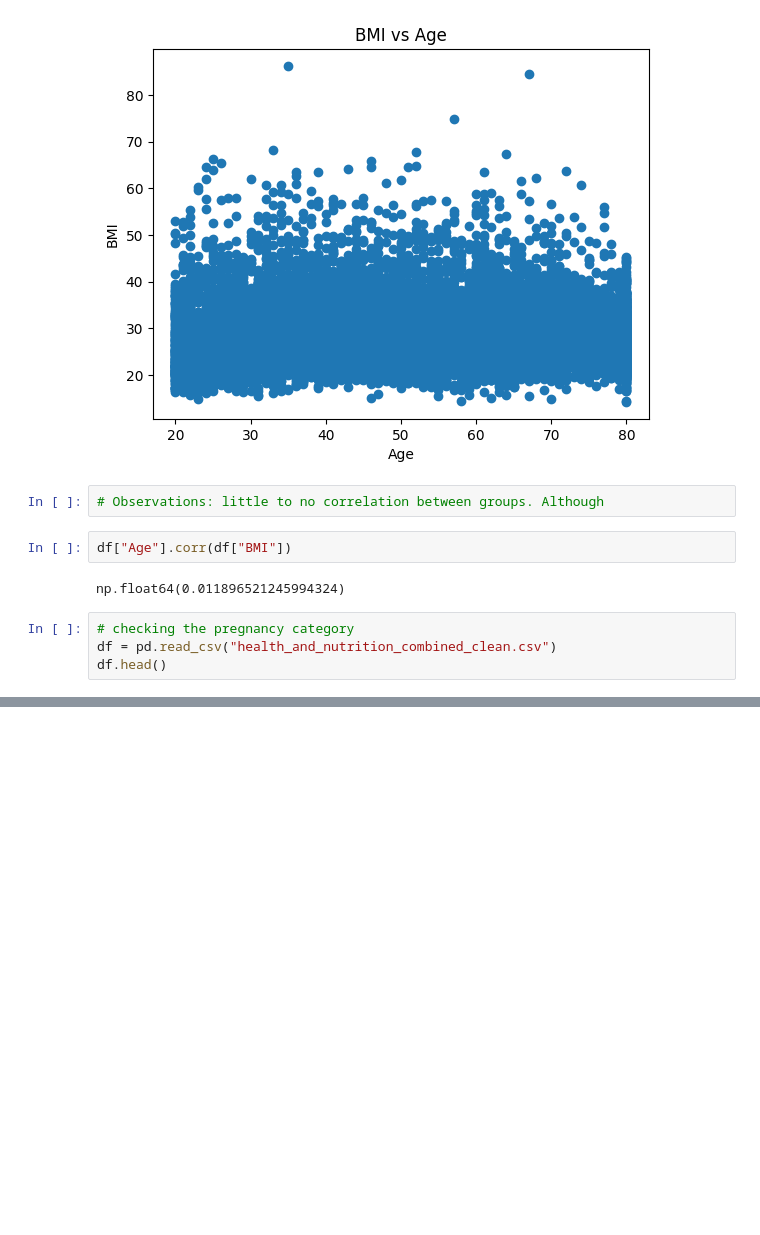
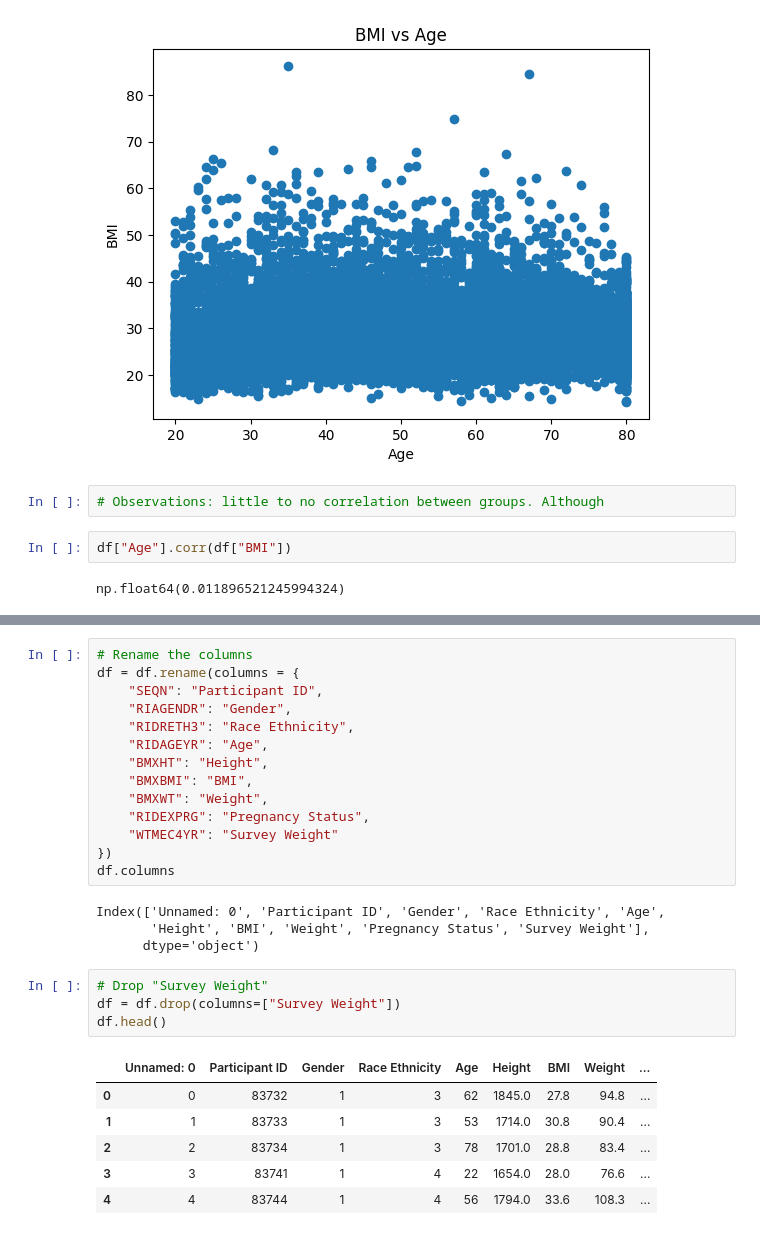
Before and after one commit to maliha-crypto/emptyrepository, a Jupyter notebook: Maliha_Rahman_DSRP.ipynb, the cells around one changed output, grey strips where cells are left out. Saved outputs shown, nothing was run; the diff lists cells and outputs as text; blank space fills up the shorter version.

```diff
--- a/Maliha_Rahman_DSRP.ipynb
+++ b/Maliha_Rahman_DSRP.ipynb
@@ -279,7 +279,3 @@ plt.show()
 df["Age"].corr(df["BMI"])
 # %% [output]
 np.float64(0.011896521245994324)
-# %%
-# checking the pregnancy category
-df = pd.read_csv("health_and_nutrition_combined_clean.csv")
-df.head()
@@ -305,0 +291,29 @@ array([nan,  2.,  3.])
+# %%
+# Rename the columns
+df = df.rename(columns = {
+    "SEQN": "Participant ID",
+    "RIAGENDR": "Gender",
+    "RIDRETH3": "Race Ethnicity",
+    "RIDAGEYR": "Age",
+    "BMXHT": "Height",
+    "BMXBMI": "BMI",
+    "BMXWT": "Weight",
+    "RIDEXPRG": "Pregnancy Status",
+    "WTMEC4YR": "Survey Weight"
+})
+df.columns
+# %% [output]
+Index(['Unnamed: 0', 'Participant ID', 'Gender', 'Race Ethnicity', 'Age',
+       'Height', 'BMI', 'Weight', 'Pregnancy Status', 'Survey Weight'],
+      dtype='object')
+# %%
+# Drop "Survey Weight"
+df = df.drop(columns=["Survey Weight"])
+df.head()
+# %% [output]
+|  | Unnamed: 0 | Participant ID | Gender | Race Ethnicity | Age | Height | BMI | Weight | ... |
+| 0 | 0 | 83732 | 1 | 3 | 62 | 1845.0 | 27.8 | 94.8 | ... |
+| 1 | 1 | 83733 | 1 | 3 | 53 | 1714.0 | 30.8 | 90.4 | ... |
+| 2 | 2 | 83734 | 1 | 3 | 78 | 1701.0 | 28.8 | 83.4 | ... |
+| 3 | 3 | 83741 | 1 | 4 | 22 | 1654.0 | 28.0 | 76.6 | ... |
+| 4 | 4 | 83744 | 1 | 4 | 56 | 1794.0 | 33.6 | 108.3 | ... |
```
Also changed, not shown: parts of 26 cells of this notebook.
